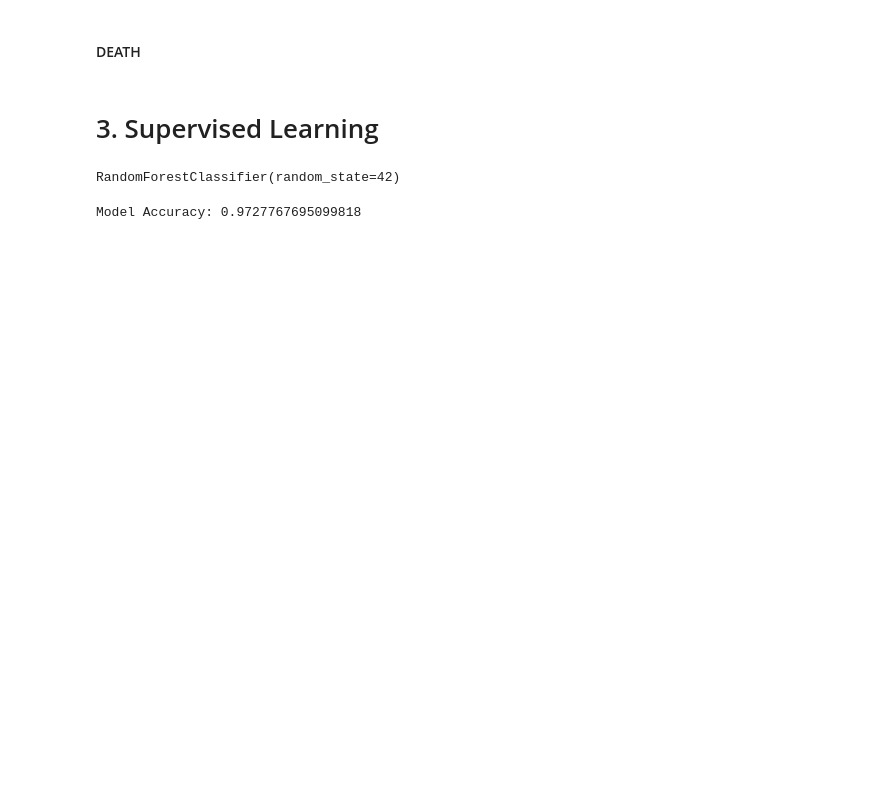
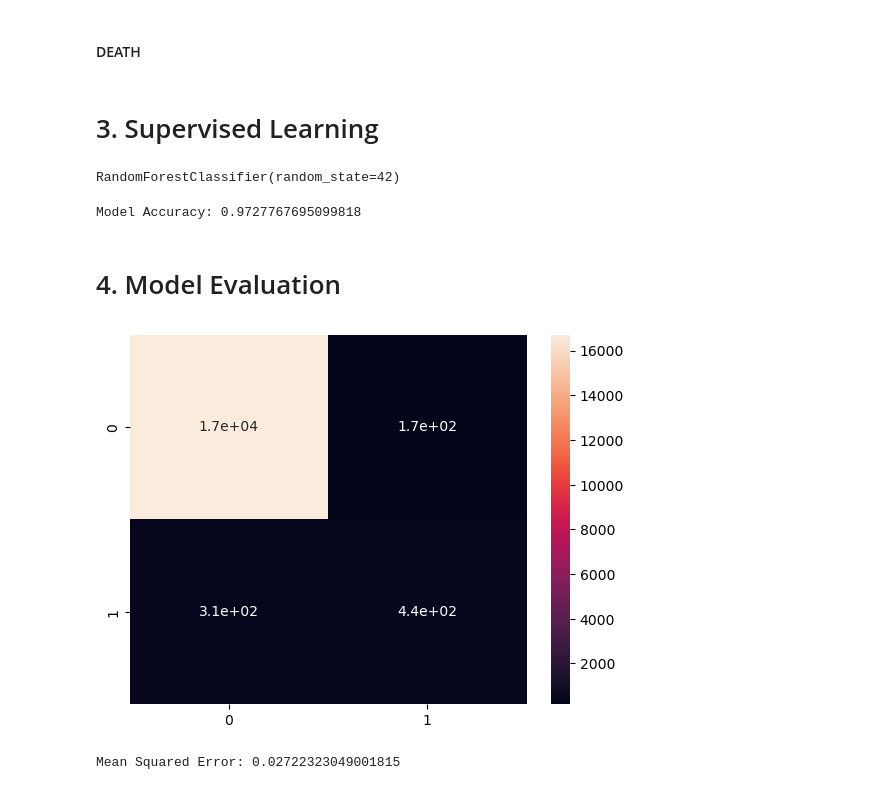
Before and after one commit to junhaliu/CS412MLproject, a Jupyter notebook: CS412_ML_Project.ipynb, the cells around one changed output. Cells and saved outputs as stored; diff of their text form; code cells hidden in the pictures; blank space fills up the shorter version.

```diff
--- a/CS412_ML_Project.ipynb
+++ b/CS412_ML_Project.ipynb
@@ -242,4 +242,6 @@ X
 643454 rows × 30 columns
 # %%
 X = X.groupby(X.index).first()
+# %%
+X.columns = [col.replace(' (finding)', '') if isinstance(col, str) else col for col in X.columns]
 # %%
@@ -294,3 +300,19 @@ accuracy = accuracy_score(y_test, y_pred)
 print(f"Model Accuracy: {accuracy}")
 # %% [output]
 Model Accuracy: 0.9727767695099818
+# %% [markdown]
+# 4. Model Evaluation
+# %%
+from sklearn.metrics import confusion_matrix, roc_curve, auc, mean_squared_error
+
+# For Classification
+cm = confusion_matrix(y_test, y_pred)
+sns.heatmap(cm, annot=True)
+plt.show()
+
+# For Regression
+mse = mean_squared_error(y_test, y_pred)
+print(f"Mean Squared Error: {mse}")
+# %% [output]
+[figure, added]
+Mean Squared Error: 0.02722323049001815
```
Also changed, not shown: parts of 2 cells of this notebook.
